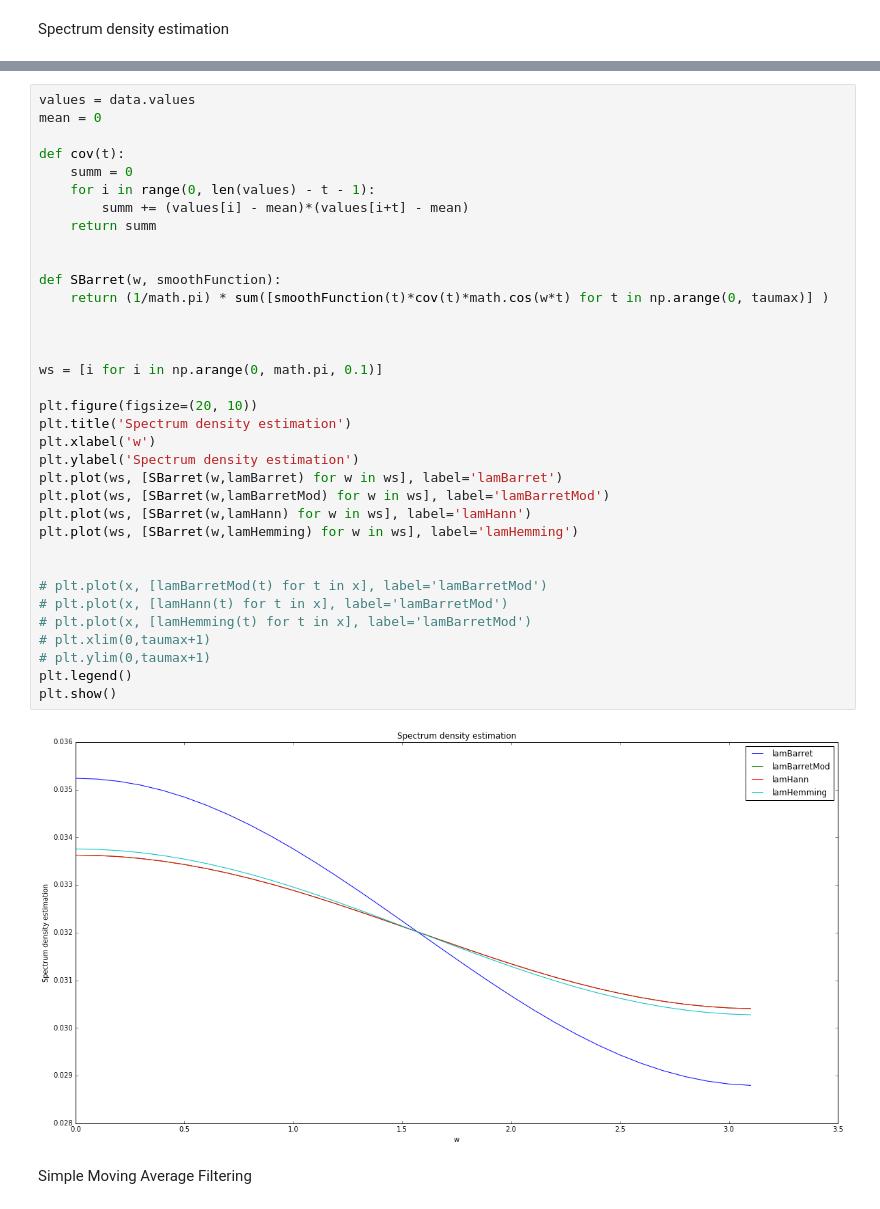
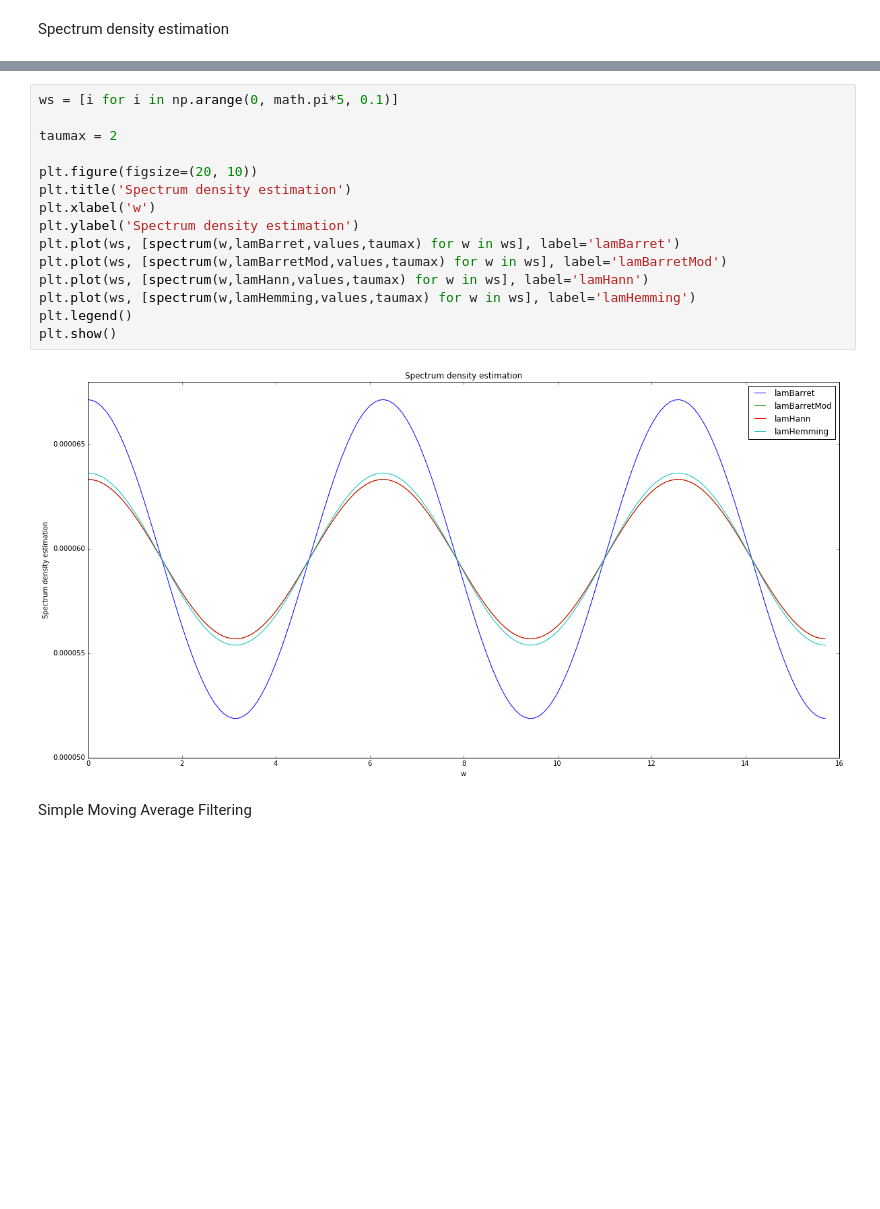
Before and after one commit to vipmax/PM, a Jupyter notebook: Task 3.ipynb, the cells around one changed output, grey strips where cells are left out. Cells and saved outputs as stored; diff of their text form; blank space fills up the shorter version.

```diff
--- a/Task 3.ipynb
+++ b/Task 3.ipynb
@@ -214,40 +194,20 @@ plt.show()
 # %%
-values = data.values
-mean = 0
+ws = [i for i in np.arange(0, math.pi*5, 0.1)]
 
-def cov(t):
-    summ = 0
-    for i in range(0, len(values) - t - 1):
-        summ += (values[i] - mean)*(values[i+t] - mean)
-    return summ
-
-
-def SBarret(w, smoothFunction):
-    return (1/math.pi) * sum([smoothFunction(t)*cov(t)*math.cos(w*t) for t in np.arange(0, taumax)] )
-
-
-
-ws = [i for i in np.arange(0, math.pi, 0.1)]
+taumax = 2
 
 plt.figure(figsize=(20, 10))
 plt.title('Spectrum density estimation')
 plt.xlabel('w')
 plt.ylabel('Spectrum density estimation')
-plt.plot(ws, [SBarret(w,lamBarret) for w in ws], label='lamBarret')
-plt.plot(ws, [SBarret(w,lamBarretMod) for w in ws], label='lamBarretMod')
-plt.plot(ws, [SBarret(w,lamHann) for w in ws], label='lamHann')
-plt.plot(ws, [SBarret(w,lamHemming) for w in ws], label='lamHemming')
-
-
-# plt.plot(x, [lamBarretMod(t) for t in x], label='lamBarretMod')
-# plt.plot(x, [lamHann(t) for t in x], label='lamBarretMod')
-# plt.plot(x, [lamHemming(t) for t in x], label='lamBarretMod')
-# plt.xlim(0,taumax+1)
-# plt.ylim(0,taumax+1)
+plt.plot(ws, [spectrum(w,lamBarret,values,taumax) for w in ws], label='lamBarret')
+plt.plot(ws, [spectrum(w,lamBarretMod,values,taumax) for w in ws], label='lamBarretMod')
+plt.plot(ws, [spectrum(w,lamHann,values,taumax) for w in ws], label='lamHann')
+plt.plot(ws, [spectrum(w,lamHemming,values,taumax) for w in ws], label='lamHemming')
 plt.legend()
 plt.show()
 # %% [output]
-[figure, old version]
+[figure, new version]
 # %% [markdown]
 Simple Moving Average Filtering
 # %%
```
Also changed, not shown: parts of 16 cells of this notebook.
